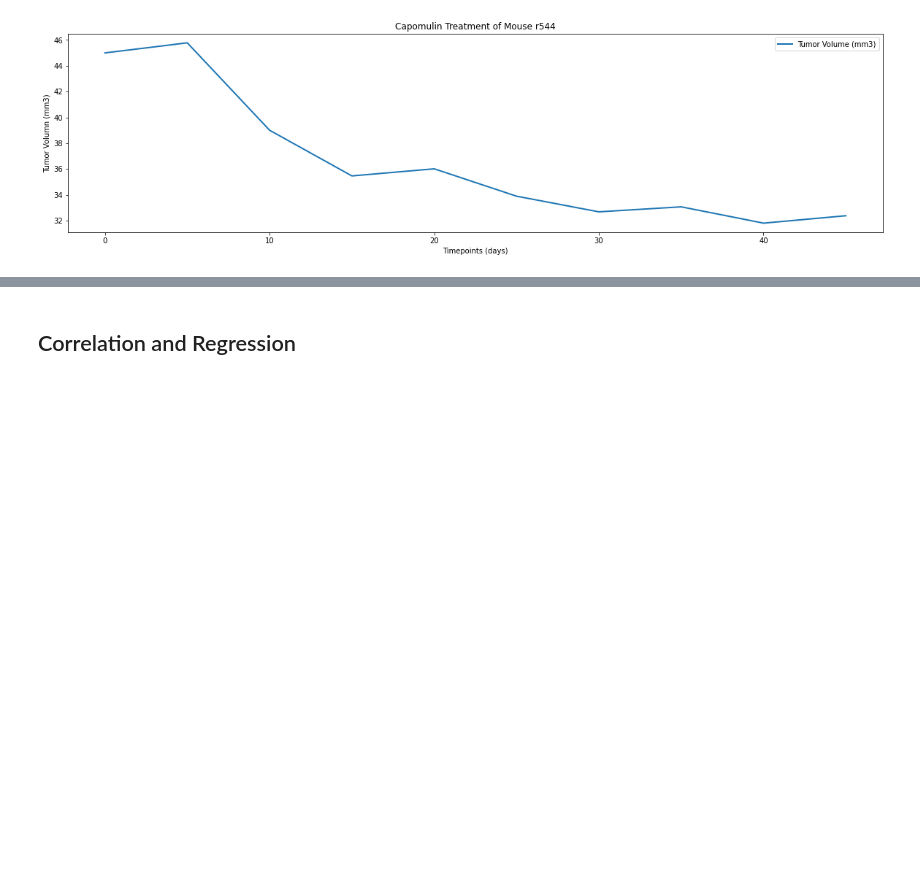
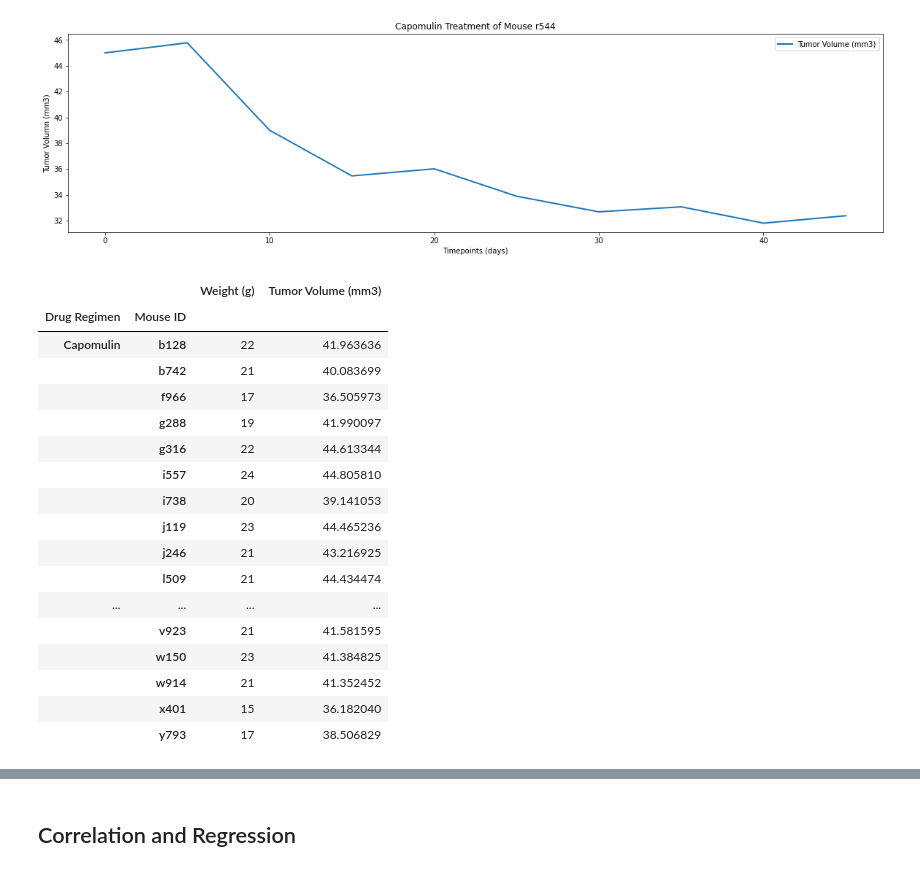
Before and after one commit to ande3674/matplotlib-challenge, a Jupyter notebook: pymaceuticals_starter.ipynb, the cells around one changed output, grey strips where cells are left out. Drawn from its saved outputs; the diff is of its cells as text; code cells hidden in the pictures; blank space fills up the shorter version.

```diff
--- a/pymaceuticals_starter.ipynb
+++ b/pymaceuticals_starter.ipynb
@@ -413,5 +413,31 @@ plt.show()
 # %%
 # Generate a scatter plot of average tumor volume vs. mouse weight
 # for the Capomulin regimen.
 # Note: this means mouse weight goes on the x-axis, with average
 # tumor volume on the y-axis.
+capomulin_vol_wgt_df = full_cleansed_data_df[ (full_cleansed_data_df['Drug Regimen'] == 'Capomulin')]
+capomulin_vol_wgt_df = capomulin_vol_wgt_df[['Drug Regimen', 'Mouse ID', 'Weight (g)', 'Tumor Volume (mm3)']]
+capomulin_vol_wgt_df.head(30)
+
+# Average Tumor Volumes
+capo_avg_tumor_df = capomulin_vol_wgt_df.groupby(['Drug Regimen', 'Mouse ID']).mean()
+display(capo_avg_tumor_df)
+# %% [output]
+|  |  | Weight (g) | Tumor Volume (mm3) |
+| Drug Regimen | Mouse ID |  |  |
+| Capomulin | b128 | 22 | 41.963636 |
+|  | b742 | 21 | 40.083699 |
+|  | f966 | 17 | 36.505973 |
+|  | g288 | 19 | 41.990097 |
+|  | g316 | 22 | 44.613344 |
+|  | i557 | 24 | 44.805810 |
+|  | i738 | 20 | 39.141053 |
+|  | j119 | 23 | 44.465236 |
+|  | j246 | 21 | 43.216925 |
+|  | l509 | 21 | 44.434474 |
+| ... | ... | ... | ... |
+|  | v923 | 21 | 41.581595 |
+|  | w150 | 23 | 41.384825 |
+|  | w914 | 21 | 41.352452 |
+|  | x401 | 15 | 36.182040 |
+|  | y793 | 17 | 38.506829 |
```
Also changed, not shown: parts of 1 cell of this notebook.
